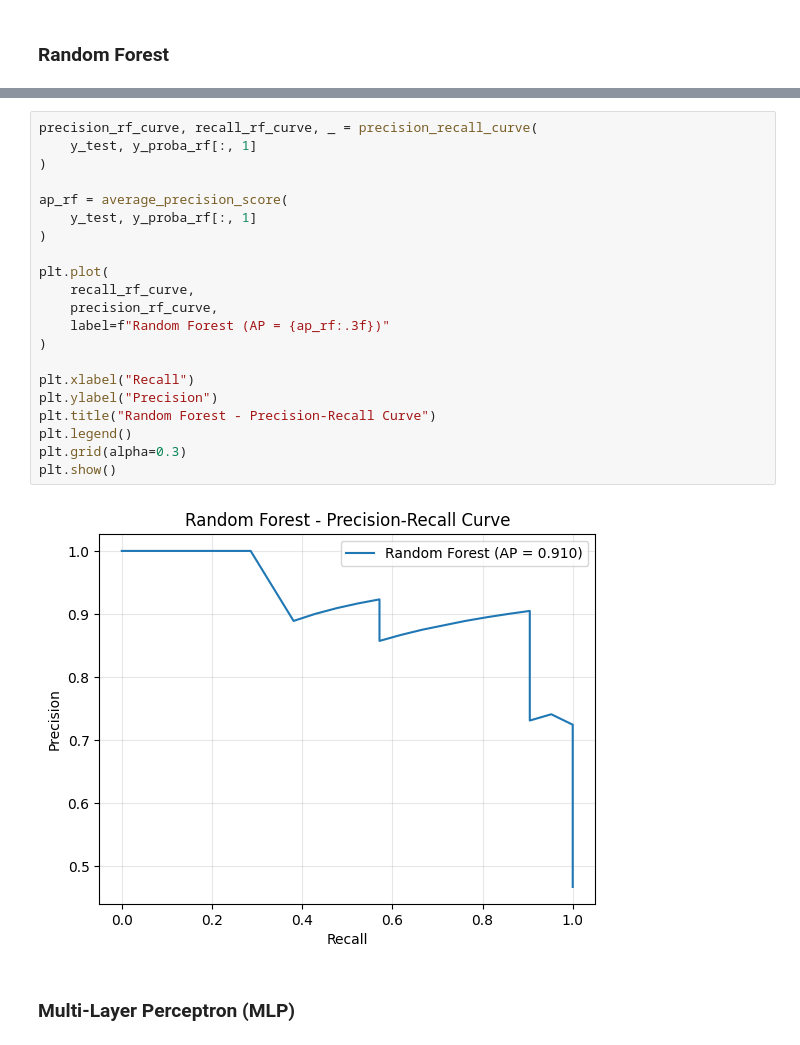
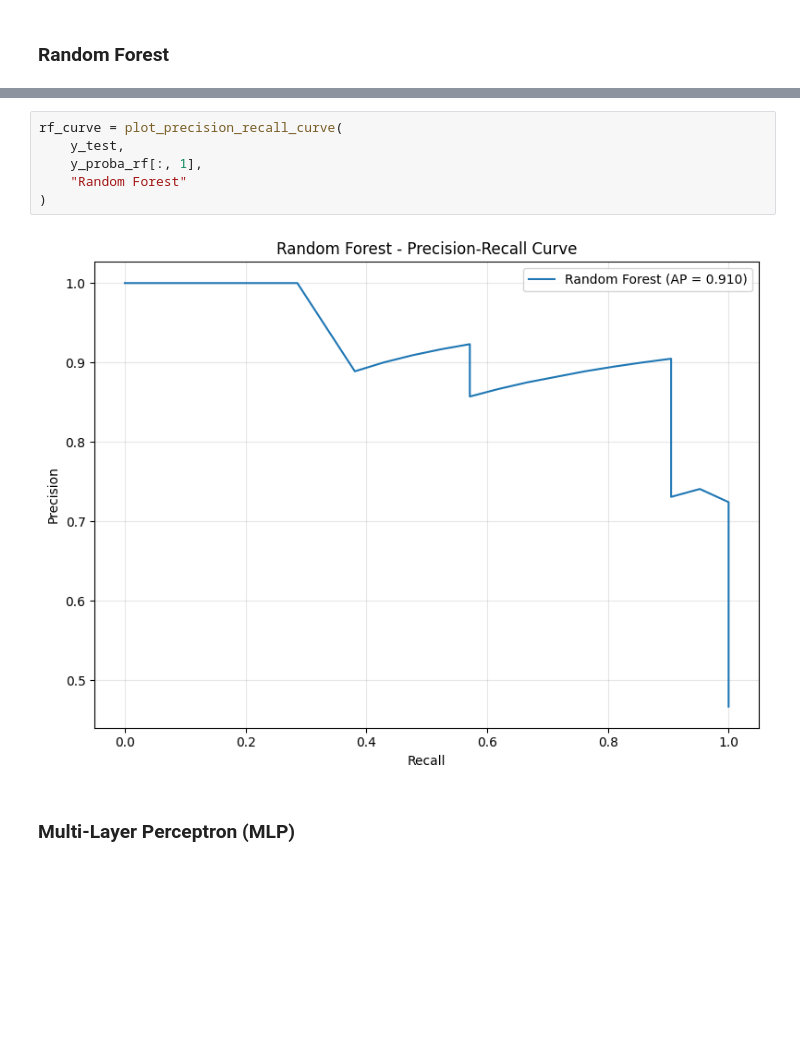
Before and after one commit to samy-bouchentouf/heart-disease-prediction, a Jupyter notebook: notebooks/model_comparison.ipynb, the cells around one changed output, grey strips where cells are left out. Drawn from its saved outputs; the diff is of its cells as text; blank space fills up the shorter version.

```diff
--- a/notebooks/model_comparison.ipynb
+++ b/notebooks/model_comparison.ipynb
@@ -150,26 +109,11 @@ plt.show()
 # %%
-precision_rf_curve, recall_rf_curve, _ = precision_recall_curve(
-    y_test, y_proba_rf[:, 1]
+rf_curve = plot_precision_recall_curve(
+    y_test,
+    y_proba_rf[:, 1],
+    "Random Forest"
 )
-
-ap_rf = average_precision_score(
-    y_test, y_proba_rf[:, 1]
-)
-
-plt.plot(
-    recall_rf_curve,
-    precision_rf_curve,
-    label=f"Random Forest (AP = {ap_rf:.3f})"
-)
-
-plt.xlabel("Recall")
-plt.ylabel("Precision")
-plt.title("Random Forest - Precision-Recall Curve")
-plt.legend()
-plt.grid(alpha=0.3)
-plt.show()
 # %% [output]
-[figure, old version]
+[figure, new version]
 # %% [markdown]
 ### Multi-Layer Perceptron (MLP)
 # %%
```
Also changed, not shown: parts of 13 cells of this notebook, 2 other files.
